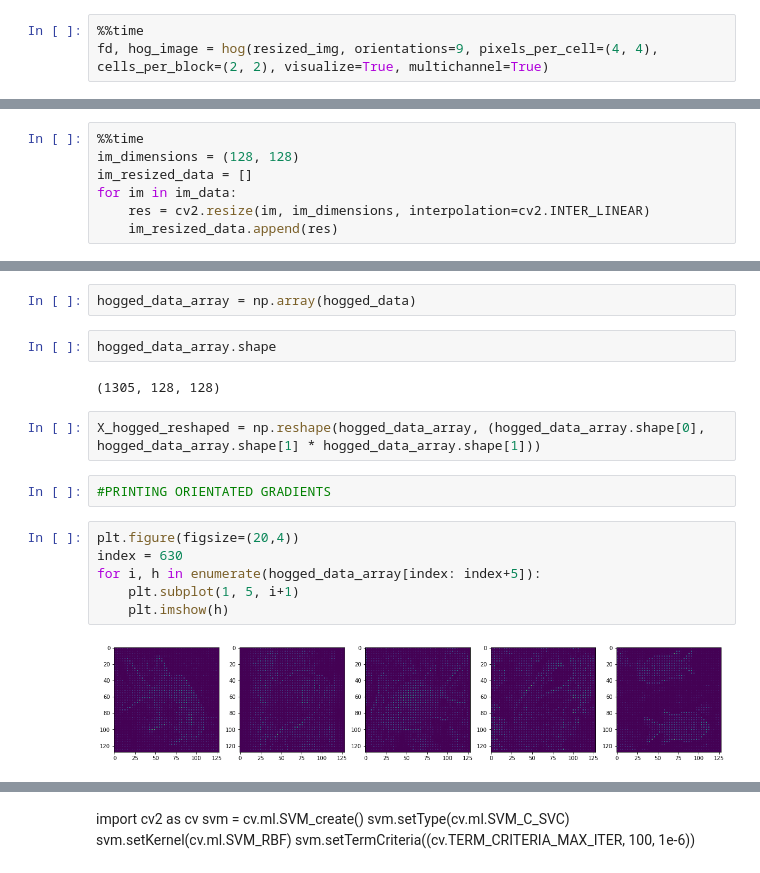
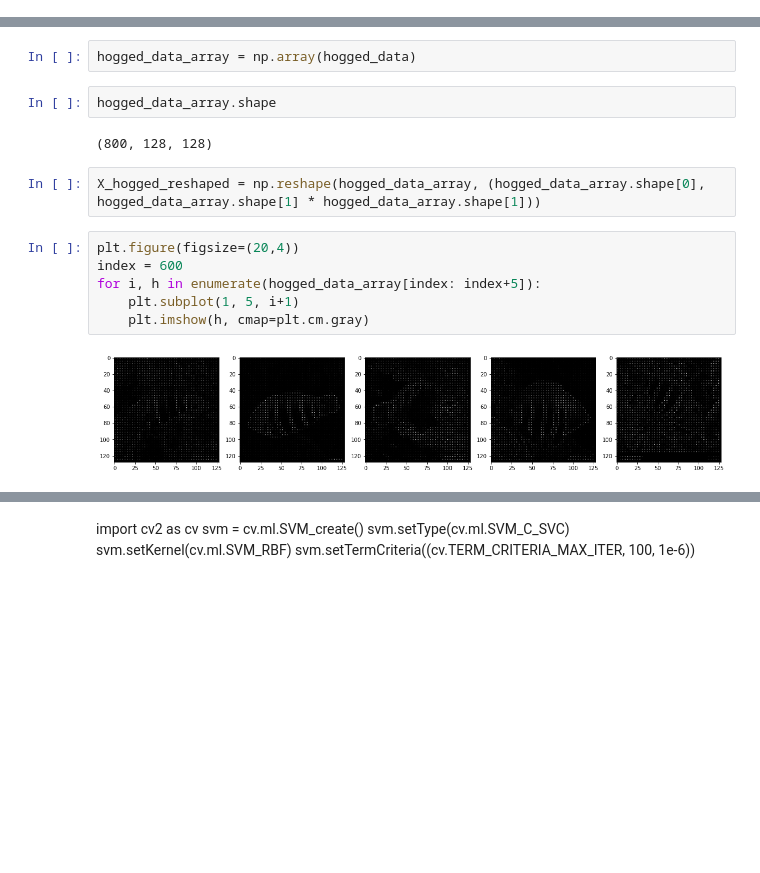
Before and after one commit to annemariemichaud/catchafish, a Jupyter notebook: notebooks/db_notebook.ipynb, the cells around one changed output, grey strips where cells are left out. Saved outputs shown, nothing was run; the diff lists cells and outputs as text; blank space fills up the shorter version.

```diff
--- a/notebooks/db_notebook.ipynb
+++ b/notebooks/db_notebook.ipynb
@@ -157,3 +166,0 @@ Wall time: 20.9 ms
-# %%
-%%time
-fd, hog_image = hog(resized_img, orientations=9, pixels_per_cell=(4, 4), cells_per_block=(2, 2), visualize=True, multichannel=True)
@@ -298,9 +301,2 @@ plt.imshow(im_data_array[54])
 # %% [markdown]
 # IMAGE RESIZING
-# %%
-%%time
-im_dimensions = (128, 128)
-im_resized_data = []
-for im in im_data:
-    res = cv2.resize(im, im_dimensions, interpolation=cv2.INTER_LINEAR)
-    im_resized_data.append(res)
@@ -339,16 +381,14 @@ hogged_data_array = np.array(hogged_data)
 # %%
 hogged_data_array.shape
 # %% [output]
-(1305, 128, 128)
+(800, 128, 128)
 # %%
 X_hogged_reshaped = np.reshape(hogged_data_array, (hogged_data_array.shape[0], hogged_data_array.shape[1] * hogged_data_array.shape[1]))
-# %%
-#PRINTING ORIENTATED GRADIENTS
 # %%
 plt.figure(figsize=(20,4))
-index = 630
+index = 600
 for i, h in enumerate(hogged_data_array[index: index+5]):
     plt.subplot(1, 5, i+1)
-    plt.imshow(h)
+    plt.imshow(h, cmap=plt.cm.gray)
 # %% [output]
-[figure, old version]
+[figure, new version]
```
Also changed, not shown: parts of 89 cells of this notebook.
